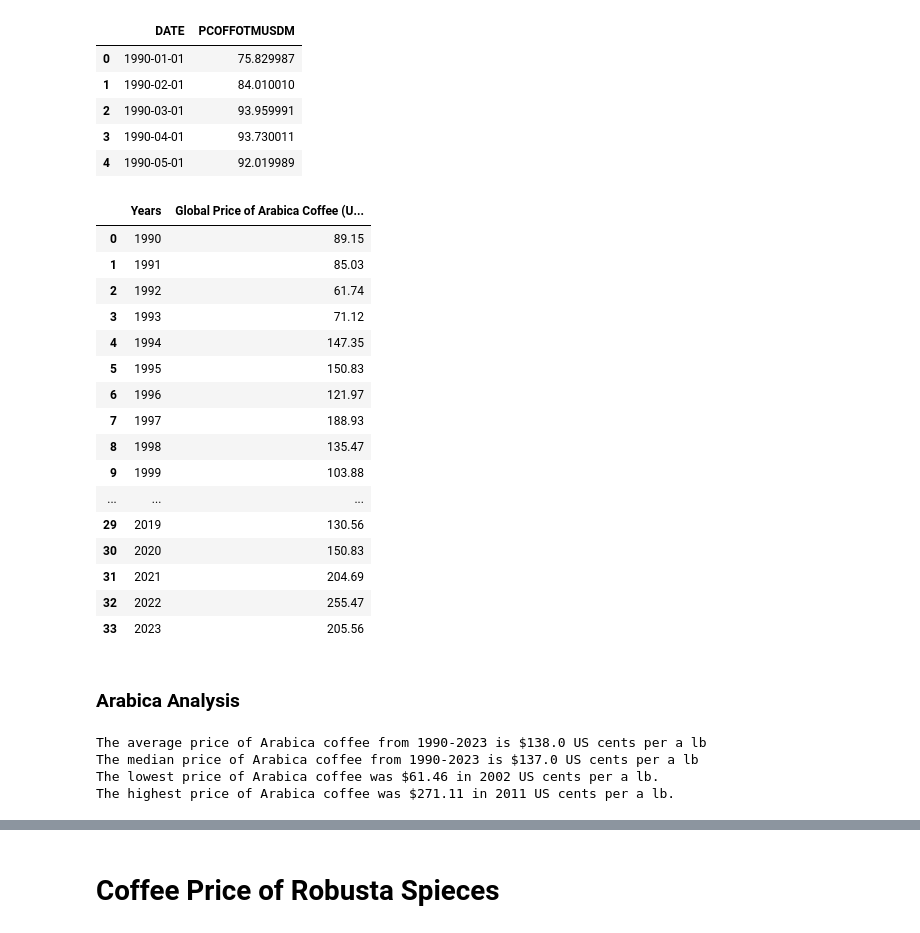
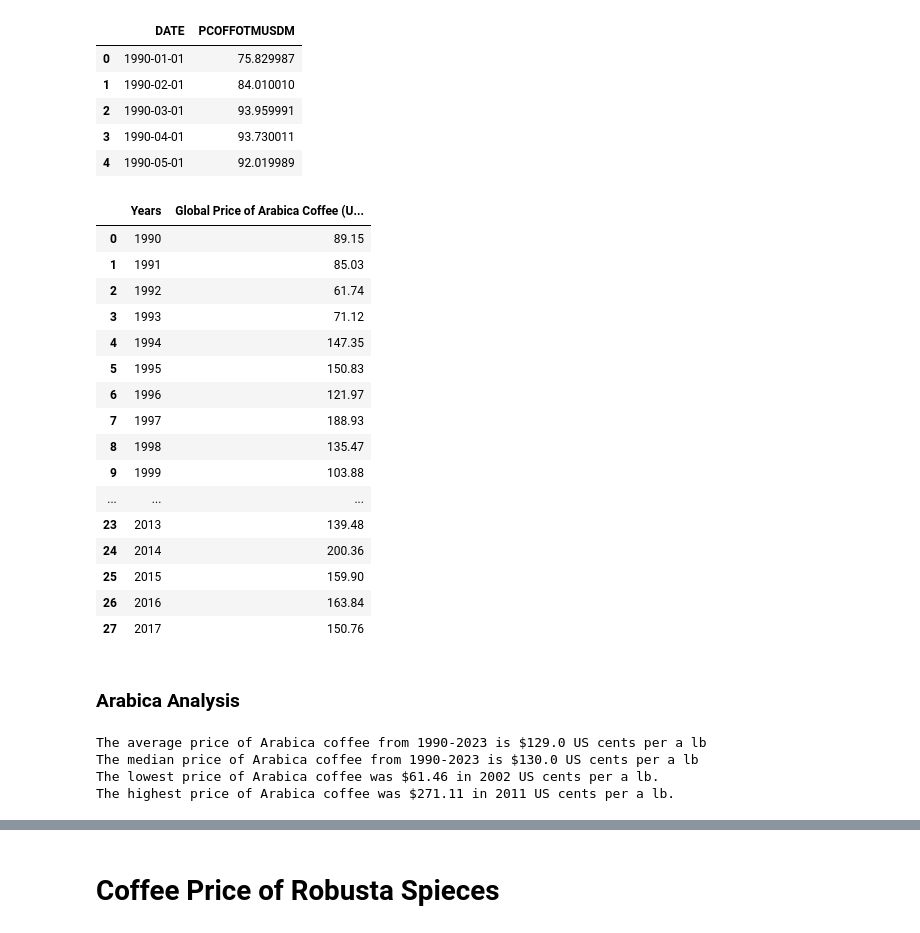
Before and after one commit to AAlbers341/project1_coffee_analysis, a Jupyter notebook: EDA/coffee_prices.ipynb, the cells around one changed output, grey strips where cells are left out. Cells and saved outputs as stored; diff of their text form; code cells hidden in the pictures.

```diff
--- a/EDA/coffee_prices.ipynb
+++ b/EDA/coffee_prices.ipynb
@@ -23,37 +23,40 @@ coffee_price_arabica.head()
 # %%
 # Change DATE to datetime dtype
 coffee_price_arabica['DATE'] = pd.to_datetime(coffee_price_arabica['DATE'])
 # Filter to only the year
 coffee_price_arabica['Years'] = coffee_price_arabica['DATE'].dt.year
 
 # Groupby Year to average the respective months of coffee prices
 average_price_by_year = coffee_price_arabica.groupby('Years')['PCOFFOTMUSDM'].mean().round(2)
 
 # Reset index
 coffee_price_arabica = average_price_by_year.reset_index()
 
 # Change name of PCOFFOTMUSDM
 coffee_price_arabica_df = coffee_price_arabica.rename(columns={'PCOFFOTMUSDM':'Global Price of Arabica Coffee (US cents per a lb)'})
 
+# Filter to years between 1990-2017 in alignment with other datasets
+coffee_price_arabica_df = coffee_price_arabica_df[(coffee_price_arabica_df['Years'] >= 1990) & (coffee_price_arabica_df['Years'] <= 2017)]
+
 coffee_price_arabica_df
 # %% [output]
 |  | Years | Global Price of Arabica Coffee (U... |
 | 0 | 1990 | 89.15 |
 | 1 | 1991 | 85.03 |
 | 2 | 1992 | 61.74 |
 | 3 | 1993 | 71.12 |
 | 4 | 1994 | 147.35 |
 | 5 | 1995 | 150.83 |
 | 6 | 1996 | 121.97 |
 | 7 | 1997 | 188.93 |
 | 8 | 1998 | 135.47 |
 | 9 | 1999 | 103.88 |
 | ... | ... | ... |
-| 29 | 2019 | 130.56 |
-| 30 | 2020 | 150.83 |
-| 31 | 2021 | 204.69 |
-| 32 | 2022 | 255.47 |
-| 33 | 2023 | 205.56 |
+| 23 | 2013 | 139.48 |
+| 24 | 2014 | 200.36 |
+| 25 | 2015 | 159.90 |
+| 26 | 2016 | 163.84 |
+| 27 | 2017 | 150.76 |
 # %% [markdown]
 ###  Arabica Analysis
 # %%
@@ -75,8 +78,8 @@ print(f'The median price of Arabica coffee from 1990-2023 is ${round(arabica_med
 print(f'The lowest price of Arabica coffee was ${lowest_price} in {lowest_price_year} US cents per a lb.')
 print(f'The highest price of Arabica coffee was ${highest_price} in {highest_price_year} US cents per a lb.')
 # %% [output]
-The average price of Arabica coffee from 1990-2023 is $138.0 US cents per a lb
-The median price of Arabica coffee from 1990-2023 is $137.0 US cents per a lb
+The average price of Arabica coffee from 1990-2023 is $129.0 US cents per a lb
+The median price of Arabica coffee from 1990-2023 is $130.0 US cents per a lb
 The lowest price of Arabica coffee was $61.46 in 2002 US cents per a lb.
 The highest price of Arabica coffee was $271.11 in 2011 US cents per a lb.
 # %%
```
Also changed, not shown: parts of 6 cells of this notebook, 10 other files.
